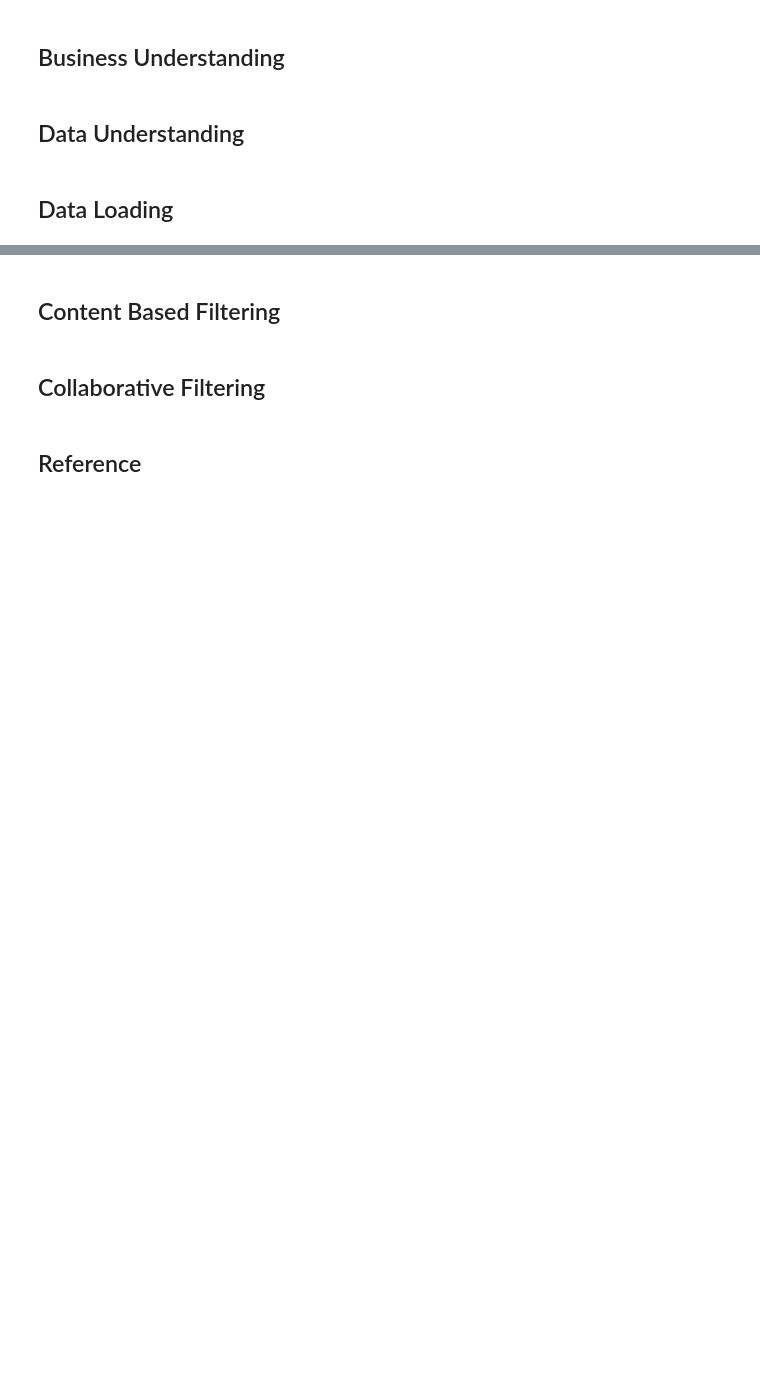
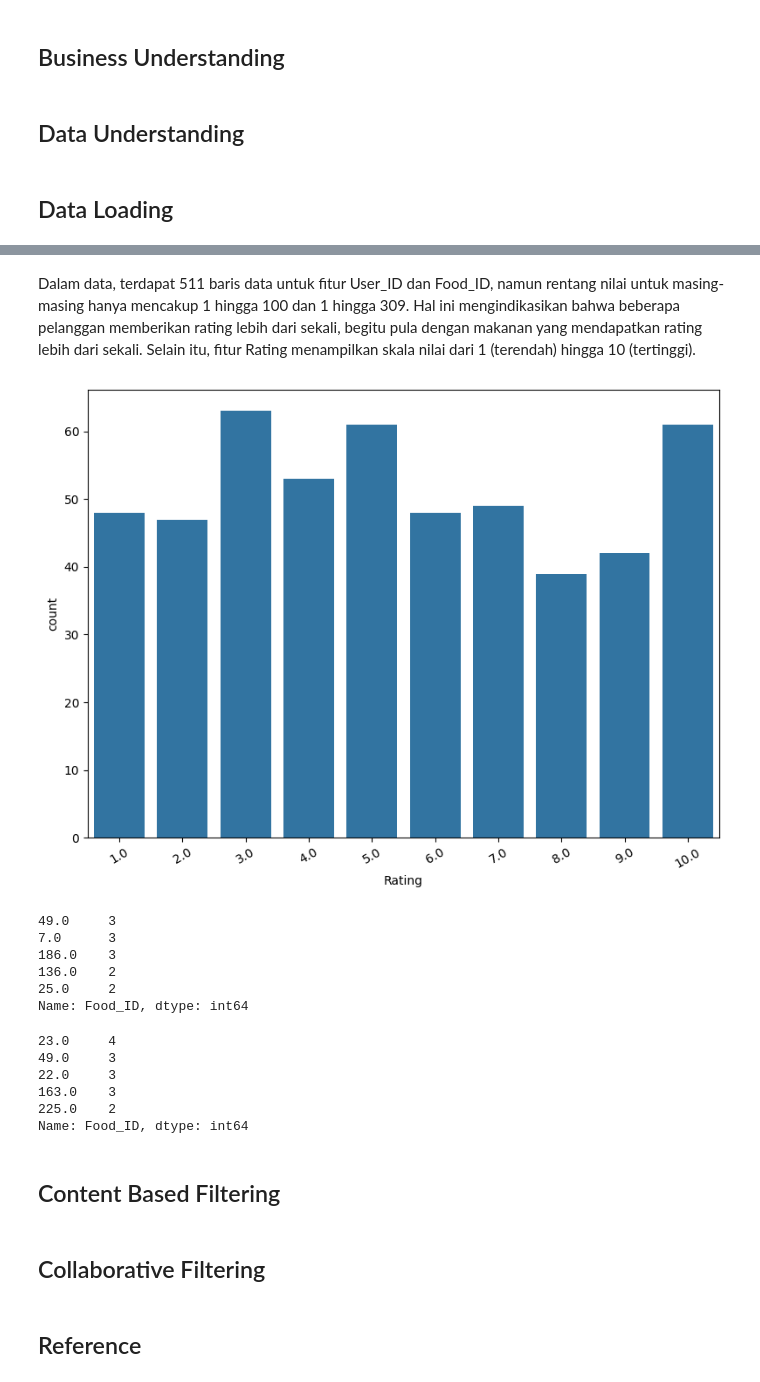
Before and after one commit to mfathul21/food-recommendations, a Jupyter notebook: Proyek_Akhir_Food_Recomendations_System.ipynb, the cells around one changed output, grey strips where cells are left out. Drawn from its saved outputs; the diff is of its cells as text; code cells hidden in the pictures; blank space fills up the shorter version.

```diff
--- a/Proyek_Akhir_Food_Recomendations_System.ipynb
+++ b/Proyek_Akhir_Food_Recomendations_System.ipynb
@@ -19,3 +197,34 @@ Selain meningkatkan kepuasan pelanggan, implementasi sistem rekomendasi makanan
+# %% [markdown]
+Dalam data, terdapat 511 baris data untuk fitur User_ID dan Food_ID, namun rentang nilai untuk masing-masing hanya mencakup 1 hingga 100 dan 1 hingga 309. Hal ini mengindikasikan bahwa beberapa pelanggan memberikan rating lebih dari sekali, begitu pula dengan makanan yang mendapatkan rating lebih dari sekali. Selain itu, fitur Rating menampilkan skala nilai dari 1 (terendah) hingga 10 (tertinggi).
+# %%
+plt.figure(figsize=(8,6))
+
+sns.countplot(x='Rating', data=ratings)
+plt.xticks(rotation=30)
+plt.tight_layout()
+plt.show()
+# %% [output]
+[figure, added]
+# %%
+rate_up = ratings[ratings['Rating'] >= 8]
+rate_up['Food_ID'].value_counts().head(5)
+# %% [output]
+49.0     3
+7.0      3
+186.0    3
+136.0    2
+25.0     2
+Name: Food_ID, dtype: int64
+# %%
+rate_down = ratings[ratings['Rating'] <= 3]
+rate_down['Food_ID'].value_counts().head(5)
+# %% [output]
+23.0     4
+49.0     3
+22.0     3
+163.0    3
+225.0    2
+Name: Food_ID, dtype: int64
 # %% [markdown]
 ## Content Based Filtering
 # %% [markdown]
```
Also changed, not shown: parts of 24 cells of this notebook.
